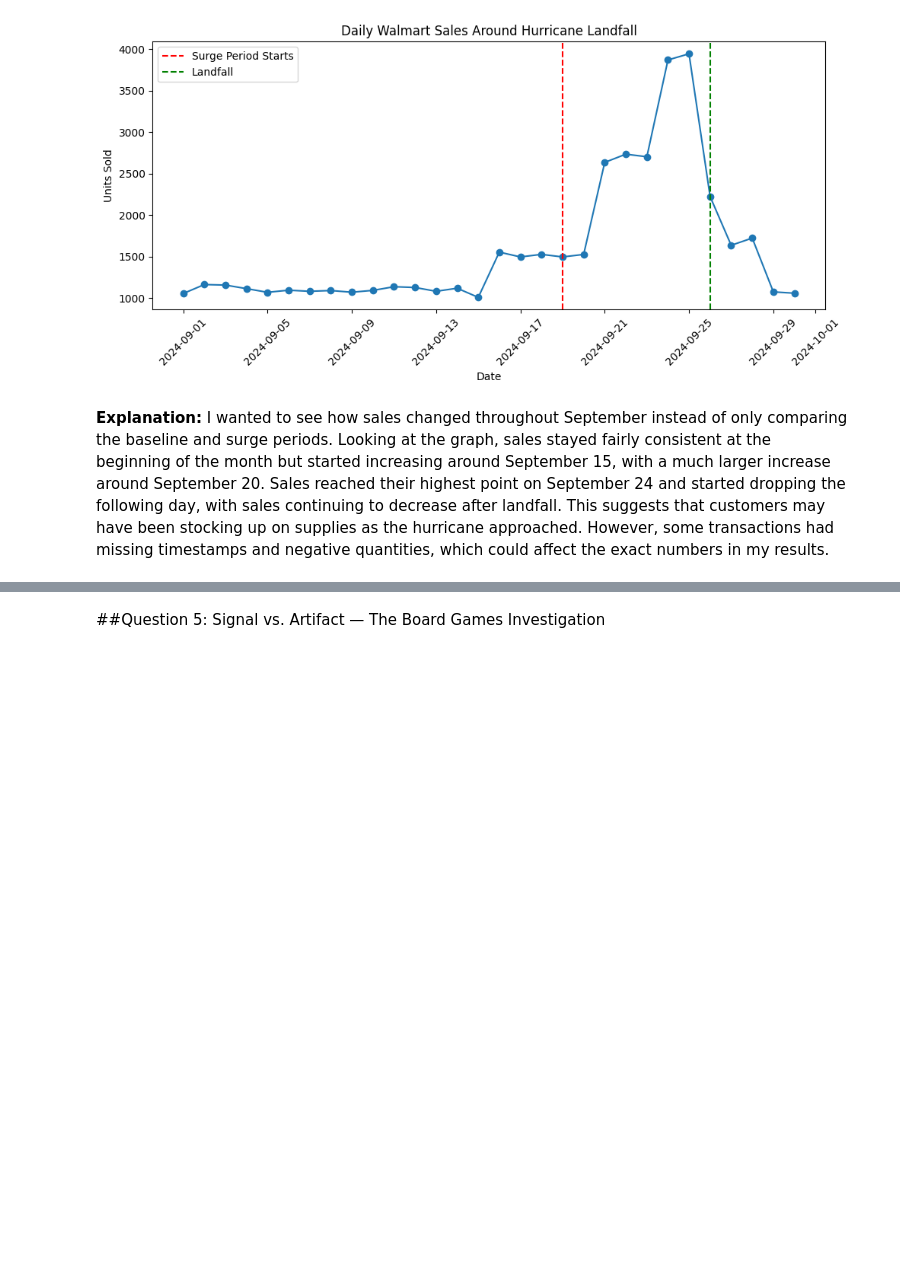
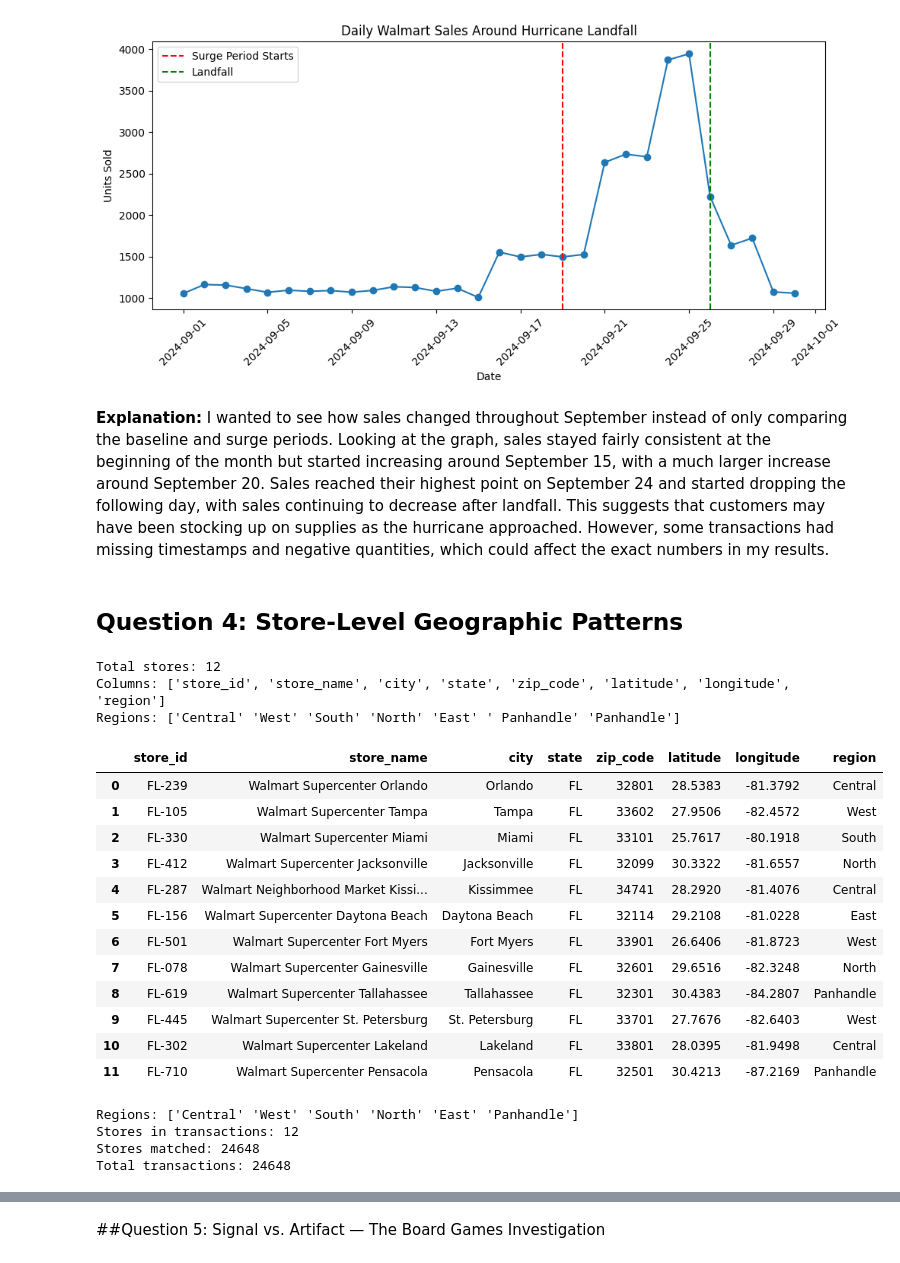
Before and after one commit to prabhnoor14/walmart-hurricane-project, a Jupyter notebook: notebooks/team_notebook.ipynb, the cells around one changed output, grey strips where cells are left out. Cells and saved outputs as stored; diff of their text form; code cells hidden in the pictures; blank space fills up the shorter version.

```diff
--- a/notebooks/team_notebook.ipynb
+++ b/notebooks/team_notebook.ipynb
@@ -1362,3 +1362,46 @@ plt.show()
 [figure]
 # %% [markdown]
 **Explanation:** I wanted to see how sales changed throughout September instead of only comparing the baseline and surge periods. Looking at the graph, sales stayed fairly consistent at the beginning of the month but started increasing around September 15, with a much larger increase around September 20. Sales reached their highest point on September 24 and started dropping the following day, with sales continuing to decrease after landfall. This suggests that customers may have been stocking up on supplies as the hurricane approached. However, some transactions had missing timestamps and negative quantities, which could affect the exact numbers in my results.
+# %% [markdown]
+## Question 4: Store-Level Geographic Patterns
+# %%
+q4_stores = store_locations_copy.copy()
+
+print("Total stores:", len(q4_stores))
+print("Columns:", q4_stores.columns.tolist())
+print("Regions:", q4_stores['region'].unique())
+
+q4_stores.head(14)
+# %% [output]
+Total stores: 12
+Columns: ['store_id', 'store_name', 'city', 'state', 'zip_code', 'latitude', 'longitude', 'region']
+Regions: ['Central' 'West' 'South' 'North' 'East' ' Panhandle' 'Panhandle']
+|  | store_id | store_name | city | state | zip_code | latitude | longitude | region |
+| 0 | FL-239 | Walmart Supercenter Orlando | Orlando | FL | 32801 | 28.5383 | -81.3792 | Central |
+| 1 | FL-105 | Walmart Supercenter Tampa | Tampa | FL | 33602 | 27.9506 | -82.4572 | West |
+| 2 | FL-330 | Walmart Supercenter Miami | Miami | FL | 33101 | 25.7617 | -80.1918 | South |
+| 3 | FL-412 | Walmart Supercenter Jacksonville | Jacksonville | FL | 32099 | 30.3322 | -81.6557 | North |
+| 4 | FL-287 | Walmart Neighborhood Market Kissi... | Kissimmee | FL | 34741 | 28.2920 | -81.4076 | Central |
+| 5 | FL-156 | Walmart Supercenter Daytona Beach | Daytona Beach | FL | 32114 | 29.2108 | -81.0228 | East |
+| 6 | FL-501 | Walmart Supercenter Fort Myers | Fort Myers | FL | 33901 | 26.6406 | -81.8723 | West |
+| 7 | FL-078 | Walmart Supercenter Gainesville | Gainesville | FL | 32601 | 29.6516 | -82.3248 | North |
+| 8 | FL-619 | Walmart Supercenter Tallahassee | Tallahassee | FL | 32301 | 30.4383 | -84.2807 | Panhandle |
+| 9 | FL-445 | Walmart Supercenter St. Petersburg | St. Petersburg | FL | 33701 | 27.7676 | -82.6403 | West |
+| 10 | FL-302 | Walmart Supercenter Lakeland | Lakeland | FL | 33801 | 28.0395 | -81.9498 | Central |
+| 11 | FL-710 | Walmart Supercenter Pensacola | Pensacola | FL | 32501 | 30.4213 | -87.2169 | Panhandle |
+# %%
+q4_stores['store_id'] = q4_stores['store_id'].str.strip().str.upper()
+q4_stores['region'] = q4_stores['region'].str.strip().str.title()
+
+q4_transactions = q1_transactions.copy()
+q4_transactions['store_id'] = q4_transactions['store_id'].str.strip().str.upper()
+
+print("Regions:", q4_stores['region'].unique())
+print("Stores in transactions:", q4_transactions['store_id'].nunique())
+print("Stores matched:", q4_transactions['store_id'].isin(q4_stores['store_id']).sum())
+print("Total transactions:", len(q4_transactions))
+# %% [output]
+Regions: ['Central' 'West' 'South' 'North' 'East' 'Panhandle']
+Stores in transactions: 12
+Stores matched: 24648
+Total transactions: 24648
```
Also changed, not shown: parts of 12 cells of this notebook.
